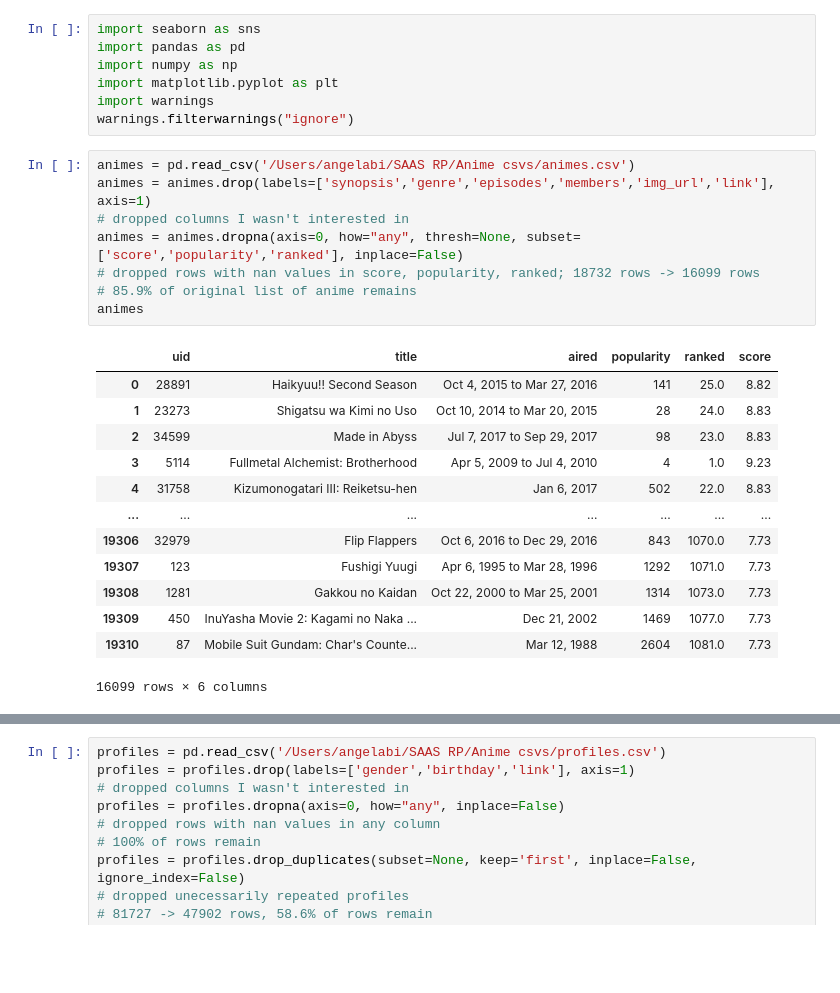
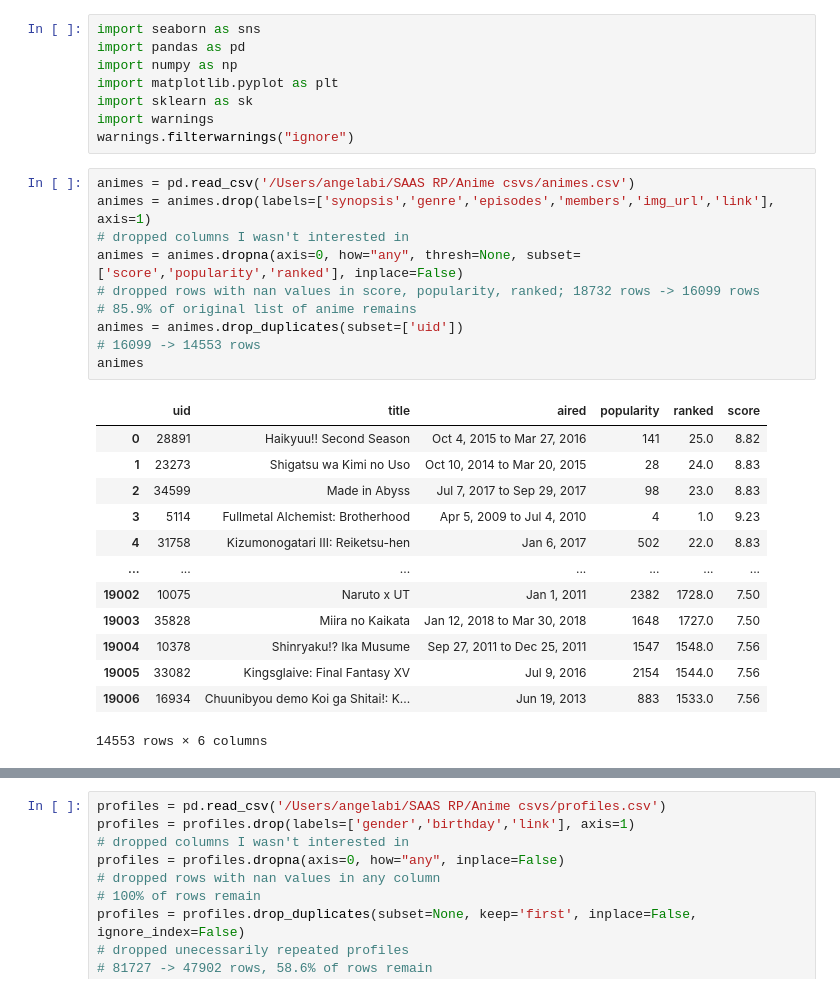
Before and after one commit to angela-bi/mal-recommendation-system, a Jupyter notebook: AB-myanimelist.ipynb, the cells around one changed output, grey strips where cells are left out. Saved outputs shown, nothing was run; the diff lists cells and outputs as text; blank space fills up the shorter version.

```diff
--- a/AB-myanimelist.ipynb
+++ b/AB-myanimelist.ipynb
@@ -3,27 +3,30 @@ import seaborn as sns
 import pandas as pd
 import numpy as np
 import matplotlib.pyplot as plt
+import sklearn as sk
 import warnings
 warnings.filterwarnings("ignore")
 # %%
 animes = pd.read_csv('/Users/angelabi/SAAS RP/Anime csvs/animes.csv')
 animes = animes.drop(labels=['synopsis','genre','episodes','members','img_url','link'], axis=1)
 # dropped columns I wasn't interested in
 animes = animes.dropna(axis=0, how="any", thresh=None, subset=['score','popularity','ranked'], inplace=False)
 # dropped rows with nan values in score, popularity, ranked; 18732 rows -> 16099 rows
 # 85.9% of original list of anime remains
+animes = animes.drop_duplicates(subset=['uid'])
+# 16099 -> 14553 rows
 animes
 # %% [output]
 |  | uid | title | aired | popularity | ranked | score |
 | 0 | 28891 | Haikyuu!! Second Season | Oct 4, 2015 to Mar 27, 2016 | 141 | 25.0 | 8.82 |
 | 1 | 23273 | Shigatsu wa Kimi no Uso | Oct 10, 2014 to Mar 20, 2015 | 28 | 24.0 | 8.83 |
 | 2 | 34599 | Made in Abyss | Jul 7, 2017 to Sep 29, 2017 | 98 | 23.0 | 8.83 |
 | 3 | 5114 | Fullmetal Alchemist: Brotherhood | Apr 5, 2009 to Jul 4, 2010 | 4 | 1.0 | 9.23 |
 | 4 | 31758 | Kizumonogatari III: Reiketsu-hen | Jan 6, 2017 | 502 | 22.0 | 8.83 |
 | ... | ... | ... | ... | ... | ... | ... |
-| 19306 | 32979 | Flip Flappers | Oct 6, 2016 to Dec 29, 2016 | 843 | 1070.0 | 7.73 |
-| 19307 | 123 | Fushigi Yuugi | Apr 6, 1995 to Mar 28, 1996 | 1292 | 1071.0 | 7.73 |
-| 19308 | 1281 | Gakkou no Kaidan | Oct 22, 2000 to Mar 25, 2001 | 1314 | 1073.0 | 7.73 |
-| 19309 | 450 | InuYasha Movie 2: Kagami no Naka ... | Dec 21, 2002 | 1469 | 1077.0 | 7.73 |
-| 19310 | 87 | Mobile Suit Gundam: Char's Counte... | Mar 12, 1988 | 2604 | 1081.0 | 7.73 |
+| 19002 | 10075 | Naruto x UT | Jan 1, 2011 | 2382 | 1728.0 | 7.50 |
+| 19003 | 35828 | Miira no Kaikata | Jan 12, 2018 to Mar 30, 2018 | 1648 | 1727.0 | 7.50 |
+| 19004 | 10378 | Shinryaku!? Ika Musume | Sep 27, 2011 to Dec 25, 2011 | 1547 | 1548.0 | 7.56 |
+| 19005 | 33082 | Kingsglaive: Final Fantasy XV | Jul 9, 2016 | 2154 | 1544.0 | 7.56 |
+| 19006 | 16934 | Chuunibyou demo Koi ga Shitai!: K... | Jun 19, 2013 | 883 | 1533.0 | 7.56 |
-16099 rows × 6 columns
+14553 rows × 6 columns
```
Also changed, not shown: parts of 42 cells of this notebook, 3 other files.
